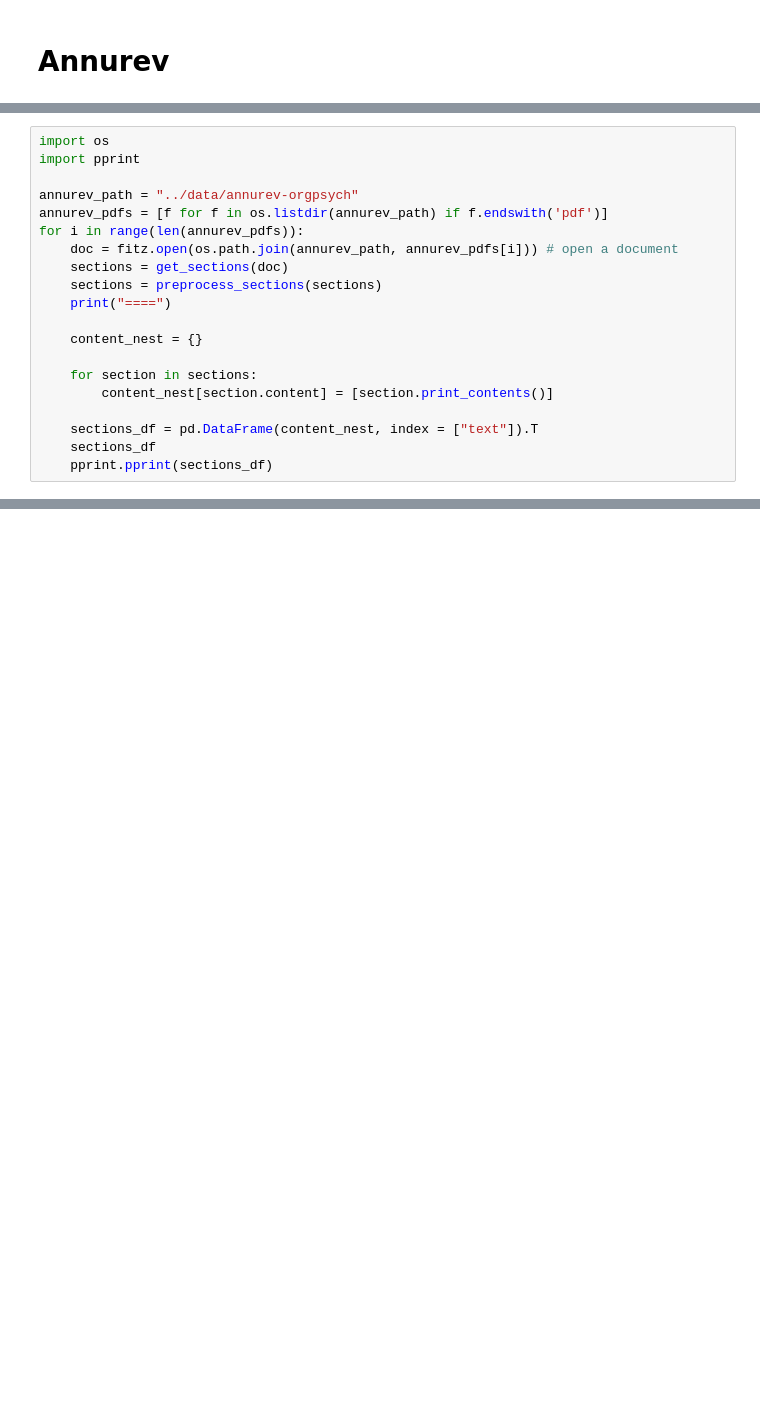
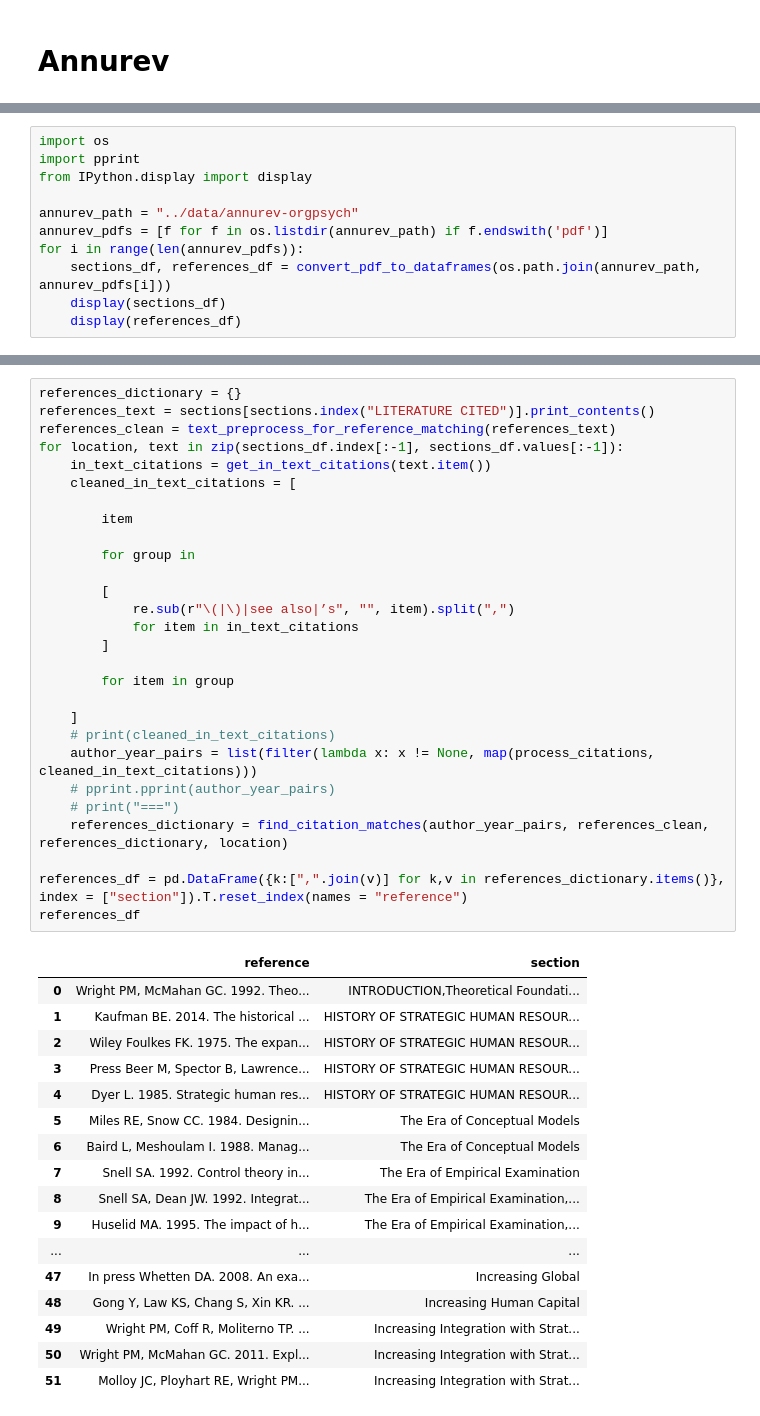
Before and after one commit to garrethlee/research-paper-parser, a Jupyter notebook: notebooks/test.ipynb, the cells around one changed output, grey strips where cells are left out. Drawn from its saved outputs; the diff is of its cells as text; blank space fills up the shorter version.

```diff
--- a/notebooks/test.ipynb
+++ b/notebooks/test.ipynb
@@ -564,21 +673,12 @@ def preprocess_sections(sections):
 # %%
 import os
 import pprint
+from IPython.display import display
 
 annurev_path = "../data/annurev-orgpsych"
 annurev_pdfs = [f for f in os.listdir(annurev_path) if f.endswith('pdf')]
 for i in range(len(annurev_pdfs)):
-    doc = fitz.open(os.path.join(annurev_path, annurev_pdfs[i])) # open a document
-    sections = get_sections(doc)
-    sections = preprocess_sections(sections)
-    print("====")
-
-    content_nest = {}
-
-    for section in sections:
-        content_nest[section.content] = [section.print_contents()]
-
-    sections_df = pd.DataFrame(content_nest, index = ["text"]).T
-    sections_df
-    pprint.pprint(sections_df)
+    sections_df, references_df = convert_pdf_to_dataframes(os.path.join(annurev_path, annurev_pdfs[i]))
+    display(sections_df)
+    display(references_df)
 # %% [output]
@@ -601,0 +846,46 @@ RELATED RESOURCES                             RELATED RESOURCES\nBorgatti SP, Ev
+# %%
+references_dictionary = {}
+references_text = sections[sections.index("LITERATURE CITED")].print_contents()
+references_clean = text_preprocess_for_reference_matching(references_text)
+for location, text in zip(sections_df.index[:-1], sections_df.values[:-1]):
+    in_text_citations = get_in_text_citations(text.item())
+    cleaned_in_text_citations = [
+
+        item
+
+        for group in
+
+        [
+            re.sub(r"\(|\)|see also|’s", "", item).split(",")
+            for item in in_text_citations
+        ]
+
+        for item in group
+
+    ]
+    # print(cleaned_in_text_citations)
+    author_year_pairs = list(filter(lambda x: x != None, map(process_citations, cleaned_in_text_citations)))
+    # pprint.pprint(author_year_pairs)
+    # print("===")
+    references_dictionary = find_citation_matches(author_year_pairs, references_clean, references_dictionary, location)
+
+references_df = pd.DataFrame({k:[",".join(v)] for k,v in references_dictionary.items()}, index = ["section"]).T.reset_index(names = "reference")
+references_df
+# %% [output]
+|  | reference | section |
+| 0 | Wright PM, McMahan GC. 1992. Theo... | INTRODUCTION,Theoretical Foundati... |
+| 1 | Kaufman BE. 2014. The historical ... | HISTORY OF STRATEGIC HUMAN RESOUR... |
+| 2 | Wiley Foulkes FK. 1975. The expan... | HISTORY OF STRATEGIC HUMAN RESOUR... |
+| 3 | Press Beer M, Spector B, Lawrence... | HISTORY OF STRATEGIC HUMAN RESOUR... |
+| 4 | Dyer L. 1985. Strategic human res... | HISTORY OF STRATEGIC HUMAN RESOUR... |
+| 5 | Miles RE, Snow CC. 1984. Designin... | The Era of Conceptual Models |
+| 6 | Baird L, Meshoulam I. 1988. Manag... | The Era of Conceptual Models |
+| 7 | Snell SA. 1992. Control theory in... | The Era of Empirical Examination |
+| 8 | Snell SA, Dean JW. 1992. Integrat... | The Era of Empirical Examination,... |
+| 9 | Huselid MA. 1995. The impact of h... | The Era of Empirical Examination,... |
+| ... | ... | ... |
+| 47 | In press Whetten DA. 2008. An exa... | Increasing Global |
+| 48 | Gong Y, Law KS, Chang S, Xin KR. ... | Increasing Human Capital |
+| 49 | Wright PM, Coff R, Moliterno TP. ... | Increasing Integration with Strat... |
+| 50 | Wright PM, McMahan GC. 2011. Expl... | Increasing Integration with Strat... |
+| 51 | Molloy JC, Ployhart RE, Wright PM... | Increasing Integration with Strat... |
```
Also changed, not shown: parts of 7 cells of this notebook, 7 other files.
